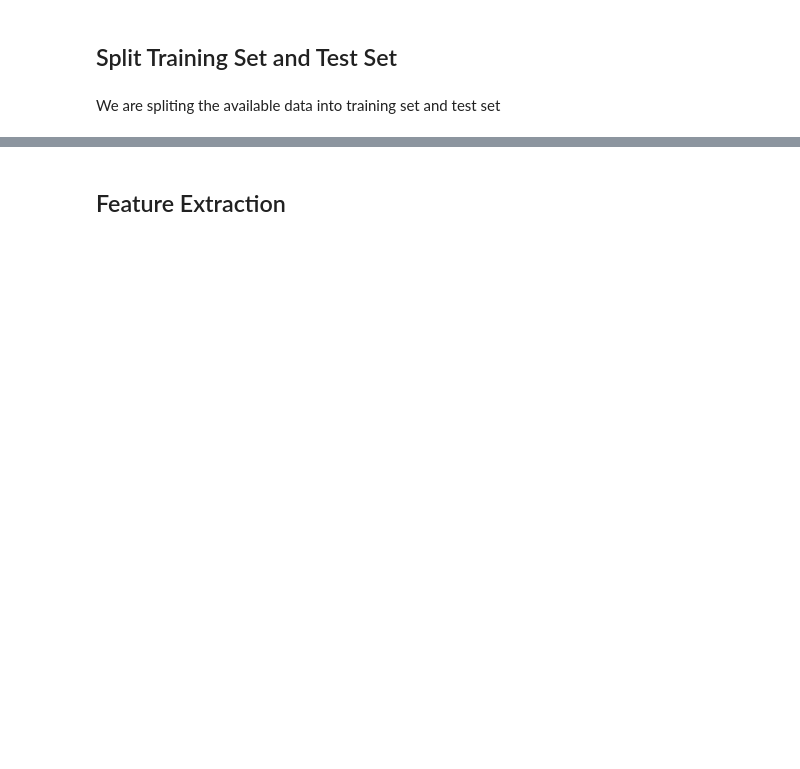
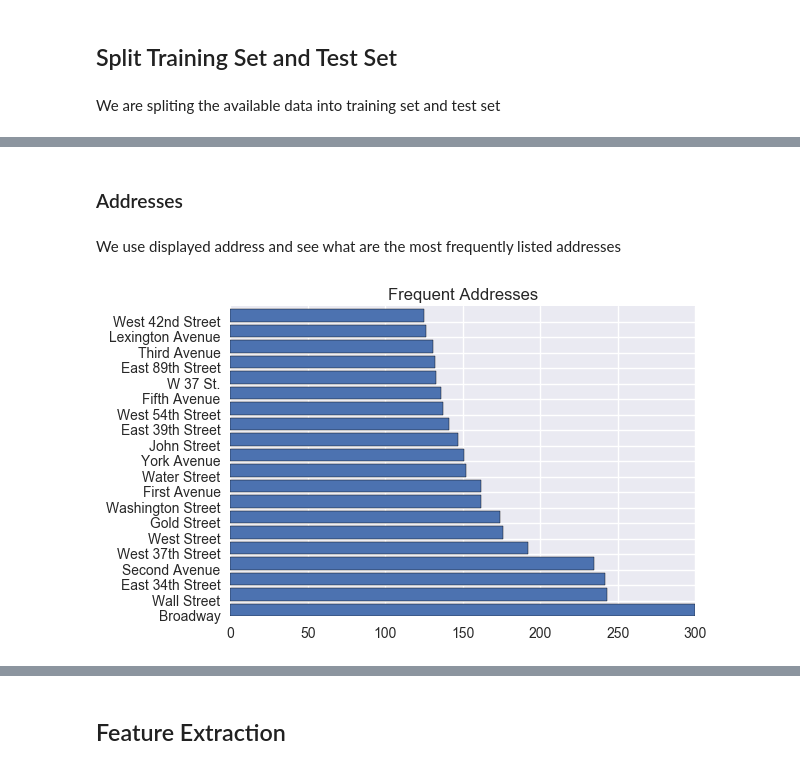
Before and after one commit to Charlespartina/DS1001-Project, a Jupyter notebook: notebook/Final Project.ipynb, the cells around one changed output, grey strips where cells are left out. Saved outputs shown, nothing was run; the diff lists cells and outputs as text; code cells hidden in the pictures; blank space fills up the shorter version.

```diff
--- a/notebook/Final Project.ipynb
+++ b/notebook/Final Project.ipynb
@@ -16,5 +34,9 @@ import seaborn as sns
 # %% [markdown]
 Read data and look at the variables we have
 # %%
-# Import Data
-df = pd.read_json("../data/train.json")
+def data_cleaning(infile):
+    # Import Data
+    df = pd.read_json("../data/train.json")
+    print df.shape
+    return df
+df = data_cleaning('../data/train.json')
@@ -42,5 +72,9 @@ df_X = df.drop('price',axis=1)
 # %%
-from sklearn.model_selection import train_test_split
-X_train, X_test, y_train, y_test = train_test_split(df_X, df_y, test_size=0.2, random_state=0)
+def data_split(df):
+    df_y = df[['price']]
+    df_X = df.drop('price', axis=1)
+    X_train, X_test, y_train, y_test = train_test_split(df_X, df_y, test_size=0.3, random_state=0)
+    return X_train, X_test, y_train, y_test
+X_train, X_test, y_train, y_test = data_split(df)
 print X_train.shape, X_test.shape, y_train.shape, y_test.shape
 # %% [output]
@@ -78,0 +86,13 @@ X_train_string.head()
+# %% [markdown]
+### Addresses
+# %% [markdown]
+We use displayed address and see what are the most frequently listed addresses
+# %%
+address_counts = X_train['display_address'].value_counts()
+plt.figure()
+plt.barh(range(len(address_counts))[:20],address_counts.values[:20],tick_label=address_counts.index[:20])
+plt.title('Frequent Addresses')
+# Most frequently used addresses
+plt.show()
+# %% [output]
+[figure, added]
```
Also changed, not shown: parts of 37 cells of this notebook, 1 other file.
